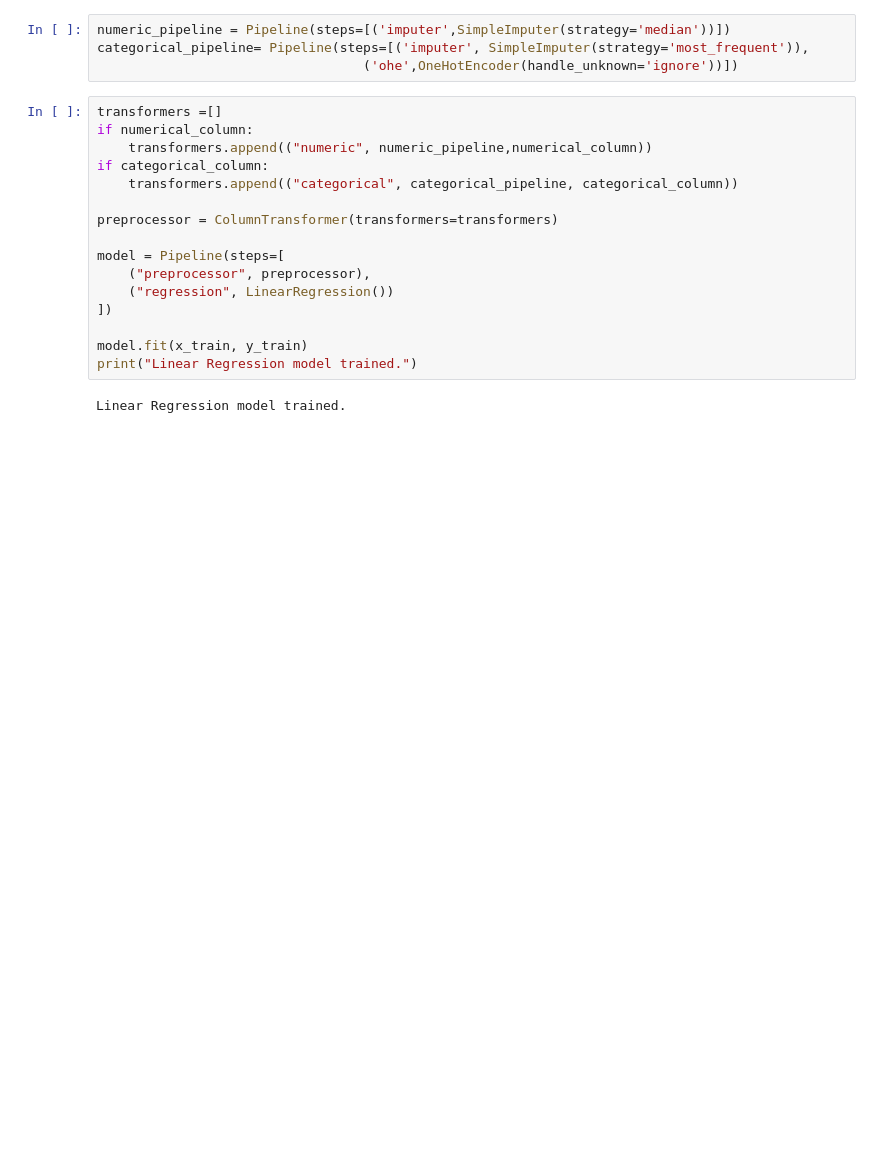
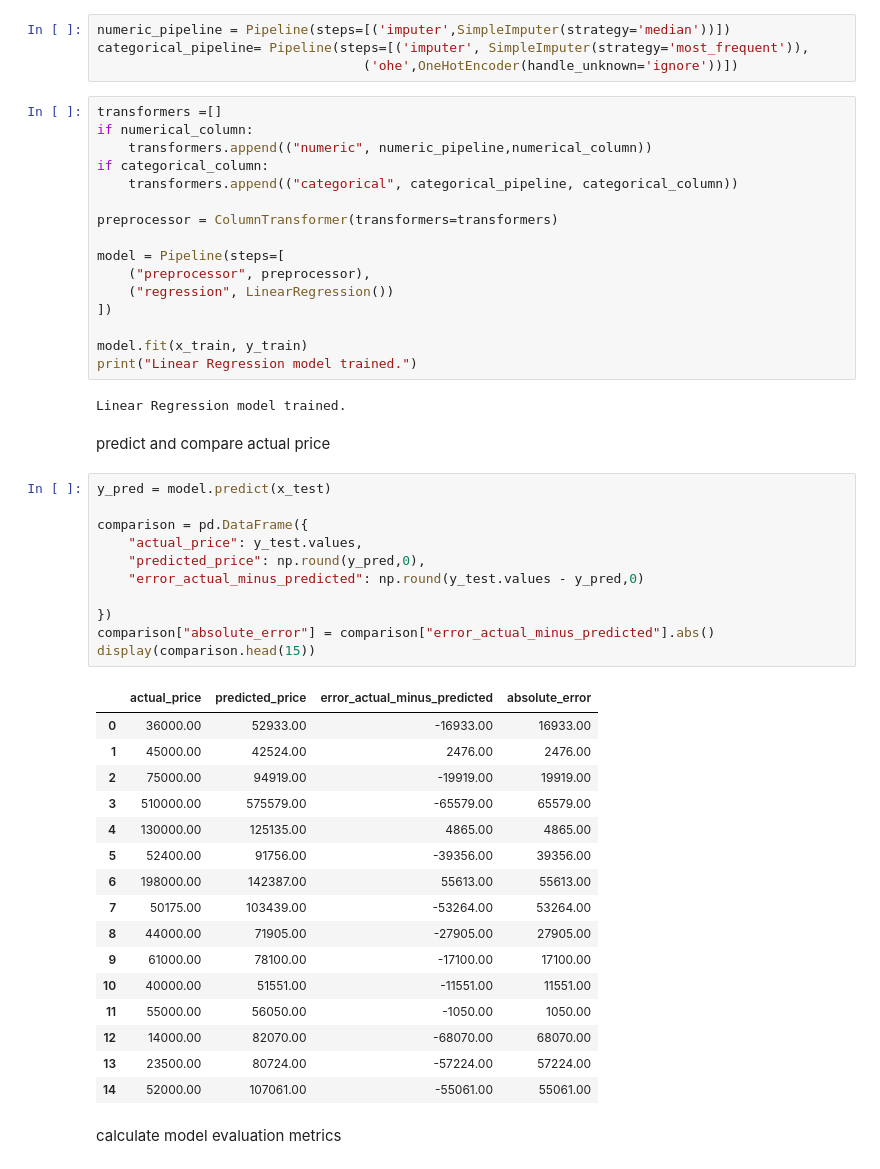
Before and after one commit to himani803/new_repo, a Jupyter notebook: Project_ML/Used_Bike_Price.ipynb, the cells around one changed output. Cells and saved outputs as stored; diff of their text form; blank space fills up the shorter version.

```diff
--- a/Project_ML/Used_Bike_Price.ipynb
+++ b/Project_ML/Used_Bike_Price.ipynb
@@ -393,3 +393,35 @@ model.fit(x_train, y_train)
 print("Linear Regression model trained.")
 # %% [output]
 Linear Regression model trained.
+# %% [markdown]
+predict and compare actual price
+# %%
+y_pred = model.predict(x_test)
+
+comparison = pd.DataFrame({
+    "actual_price": y_test.values,
+    "predicted_price": np.round(y_pred,0),
+    "error_actual_minus_predicted": np.round(y_test.values - y_pred,0)
+
+})
+comparison["absolute_error"] = comparison["error_actual_minus_predicted"].abs()
+display(comparison.head(15))
+# %% [output]
+|  | actual_price | predicted_price | error_actual_minus_predicted | absolute_error |
+| 0 | 36000.00 | 52933.00 | -16933.00 | 16933.00 |
+| 1 | 45000.00 | 42524.00 | 2476.00 | 2476.00 |
+| 2 | 75000.00 | 94919.00 | -19919.00 | 19919.00 |
+| 3 | 510000.00 | 575579.00 | -65579.00 | 65579.00 |
+| 4 | 130000.00 | 125135.00 | 4865.00 | 4865.00 |
+| 5 | 52400.00 | 91756.00 | -39356.00 | 39356.00 |
+| 6 | 198000.00 | 142387.00 | 55613.00 | 55613.00 |
+| 7 | 50175.00 | 103439.00 | -53264.00 | 53264.00 |
+| 8 | 44000.00 | 71905.00 | -27905.00 | 27905.00 |
+| 9 | 61000.00 | 78100.00 | -17100.00 | 17100.00 |
+| 10 | 40000.00 | 51551.00 | -11551.00 | 11551.00 |
+| 11 | 55000.00 | 56050.00 | -1050.00 | 1050.00 |
+| 12 | 14000.00 | 82070.00 | -68070.00 | 68070.00 |
+| 13 | 23500.00 | 80724.00 | -57224.00 | 57224.00 |
+| 14 | 52000.00 | 107061.00 | -55061.00 | 55061.00 |
+# %% [markdown]
+calculate model evaluation metrics
```
Also changed, not shown: parts of 5 cells of this notebook, 14 other files.
